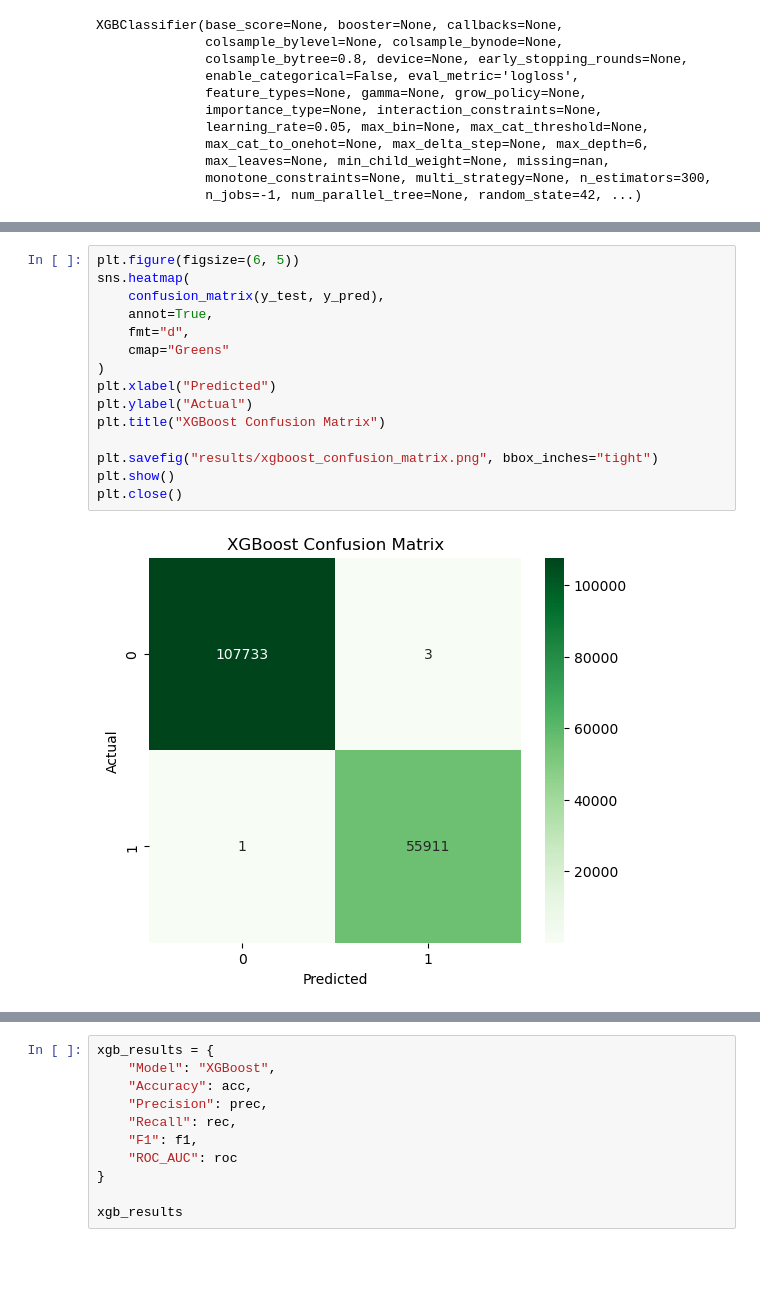
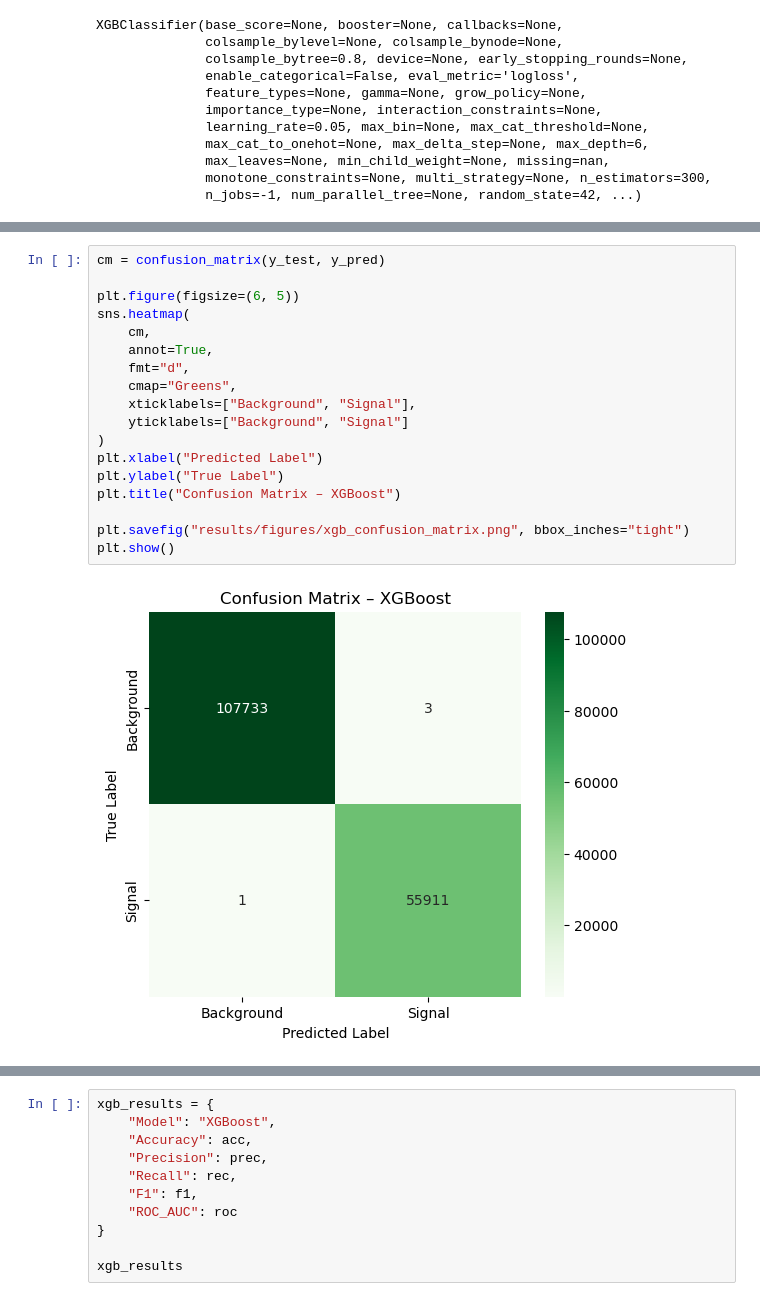
Before and after one commit to bishnu123-rgb/Higgs-Boson, a Jupyter notebook: notebooks/05_xgboost.ipynb, the cells around one changed output, grey strips where cells are left out. Drawn from its saved outputs; the diff is of its cells as text; blank space fills up the shorter version.

```diff
--- a/notebooks/05_xgboost.ipynb
+++ b/notebooks/05_xgboost.ipynb
@@ -93,17 +95,20 @@ weighted avg       1.00      1.00      1.00    163648
 # %%
+cm = confusion_matrix(y_test, y_pred)
+
 plt.figure(figsize=(6, 5))
 sns.heatmap(
-    confusion_matrix(y_test, y_pred),
+    cm,
     annot=True,
     fmt="d",
-    cmap="Greens"
+    cmap="Greens",
+    xticklabels=["Background", "Signal"],
+    yticklabels=["Background", "Signal"]
 )
-plt.xlabel("Predicted")
-plt.ylabel("Actual")
-plt.title("XGBoost Confusion Matrix")
+plt.xlabel("Predicted Label")
+plt.ylabel("True Label")
+plt.title("Confusion Matrix – XGBoost")
 
-plt.savefig("results/xgboost_confusion_matrix.png", bbox_inches="tight")
+plt.savefig("results/figures/xgb_confusion_matrix.png", bbox_inches="tight")
 plt.show()
-plt.close()
 # %% [output]
-[figure, old version]
+[figure, new version]
```
Also changed, not shown: parts of 6 cells of this notebook, 7 other files.
